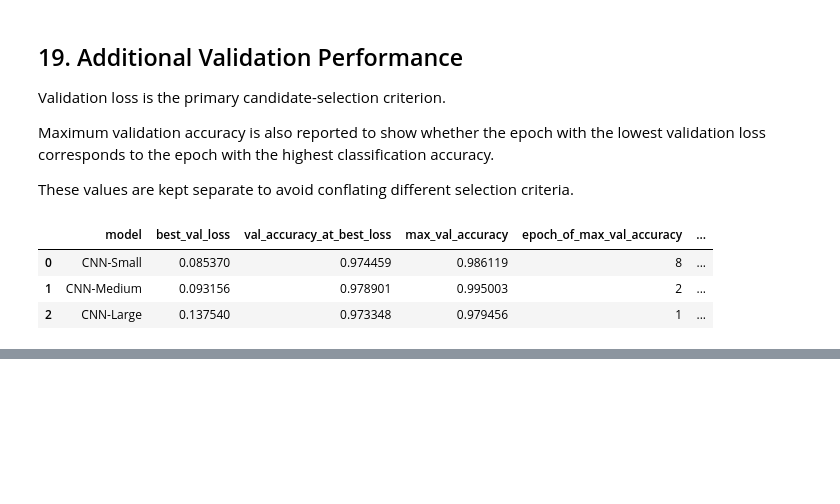
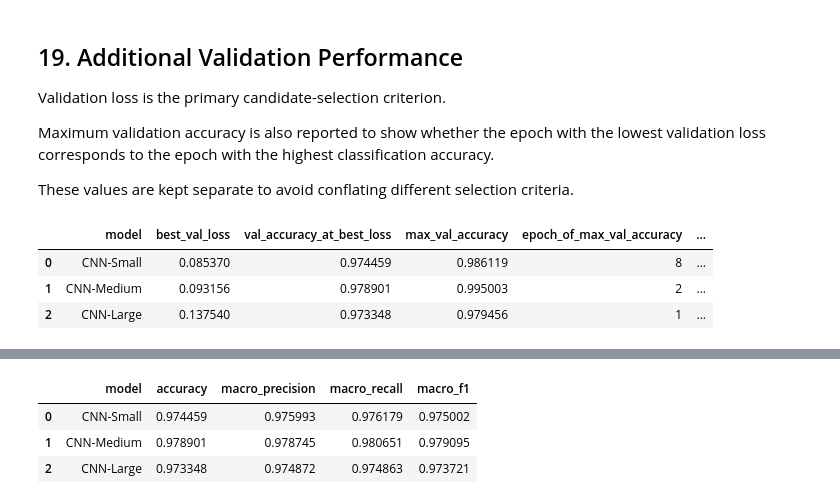
Before and after one commit to SLIIT-Y4-S2-DL-ORG/Deep-Learning-Assignment, a Jupyter notebook: 1D-CNN/1D_CNN.ipynb, the cells around one changed output, grey strips where cells are left out. Saved outputs shown, nothing was run; the diff lists cells and outputs as text; code cells hidden in the pictures; blank space fills up the shorter version.

```diff
--- a/1D-CNN/1D_CNN.ipynb
+++ b/1D-CNN/1D_CNN.ipynb
@@ -1290,0 +1303,48 @@ validation_summary
+# %%
+# Calculate validation classification metrics for each candidate
+
+validation_models = {
+    "CNN-Small": cnn_small,
+    "CNN-Medium": cnn_medium,
+    "CNN-Large": cnn_large
+}
+
+validation_metrics = []
+
+for model_name, model in validation_models.items():
+
+    # Predict validation classes
+    y_val_prob = model.predict(X_val, verbose=0)
+    y_val_pred = np.argmax(y_val_prob, axis=1)
+
+    validation_metrics.append({
+        "model": model_name,
+        "accuracy": accuracy_score(y_val, y_val_pred),
+        "macro_precision": precision_score(
+            y_val,
+            y_val_pred,
+            average="macro",
+            zero_division=0
+        ),
+        "macro_recall": recall_score(
+            y_val,
+            y_val_pred,
+            average="macro",
+            zero_division=0
+        ),
+        "macro_f1": f1_score(
+            y_val,
+            y_val_pred,
+            average="macro",
+            zero_division=0
+        )
+    })
+
+validation_metrics_df = pd.DataFrame(validation_metrics)
+
+validation_metrics_df
+# %% [output]
+|  | model | accuracy | macro_precision | macro_recall | macro_f1 |
+| 0 | CNN-Small | 0.974459 | 0.975993 | 0.976179 | 0.975002 |
+| 1 | CNN-Medium | 0.978901 | 0.978745 | 0.980651 | 0.979095 |
+| 2 | CNN-Large | 0.973348 | 0.974872 | 0.974863 | 0.973721 |
```
Also changed, not shown: parts of 5 cells of this notebook.
